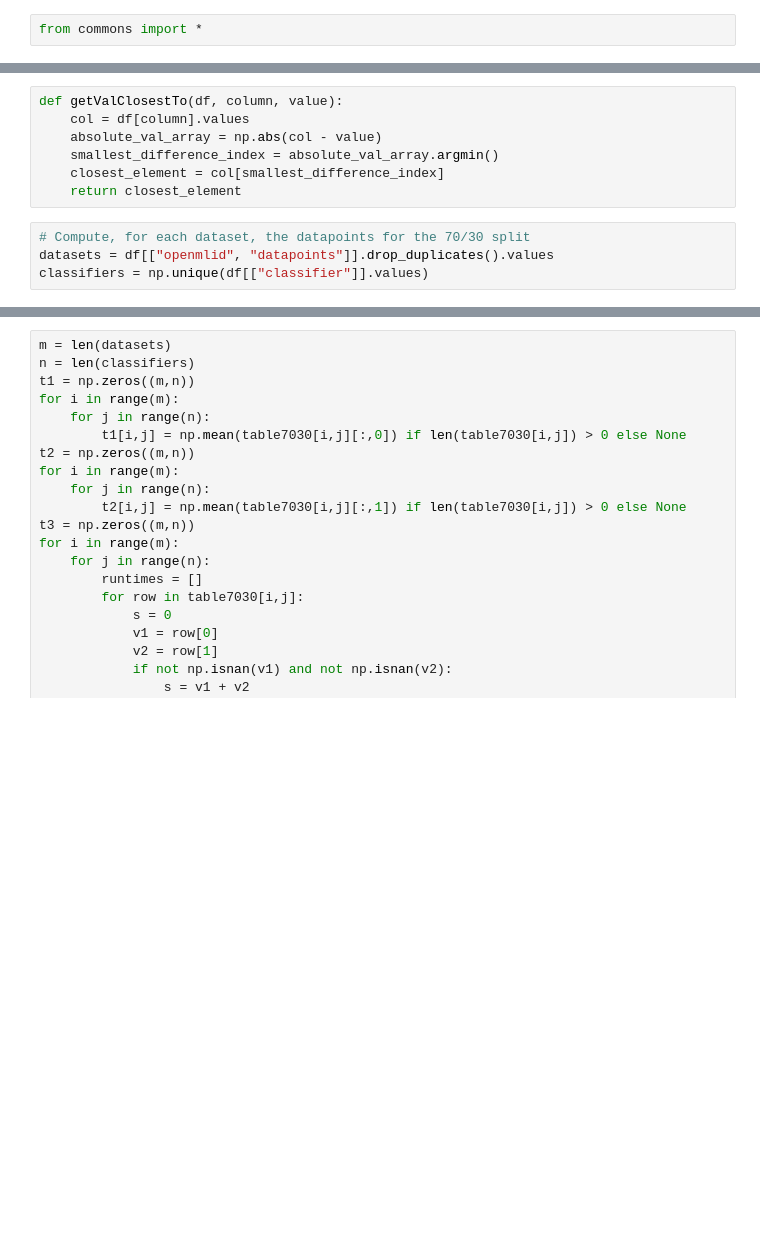
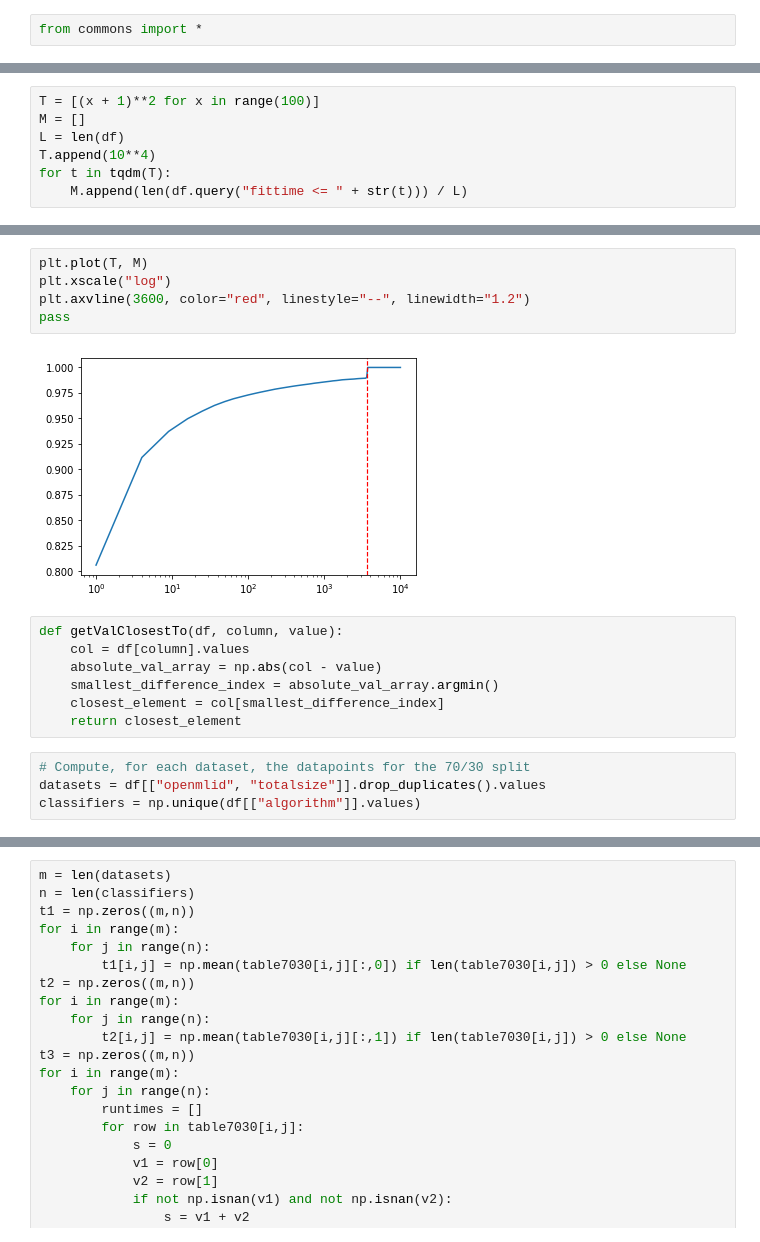
Before and after one commit to fmohr/tpami2021-pipelineruntimeprediction, a Jupyter notebook: python/1 - Classifier Runtimes.ipynb, the cells around one changed output, grey strips where cells are left out. Cells and saved outputs as stored; diff of their text form; blank space fills up the shorter version.

```diff
--- a/python/1 - Classifier Runtimes.ipynb
+++ b/python/1 - Classifier Runtimes.ipynb
@@ -20,0 +23,7 @@ df
+# %%
+T = [(x + 1)**2 for x in range(100)]
+M = []
+L = len(df)
+T.append(10**4)
+for t in tqdm(T):
+    M.append(len(df.query("fittime <= " + str(t))) / L)
@@ -21,3 +32,10 @@ df
+# %%
+plt.plot(T, M)
+plt.xscale("log")
+plt.axvline(3600, color="red", linestyle="--", linewidth="1.2")
+pass
+# %% [output]
+[figure, added]
 # %%
 def getValClosestTo(df, column, value):
     col = df[column].values
@@ -27,8 +45,8 @@ def getValClosestTo(df, column, value):
     return closest_element
 # %%
 # Compute, for each dataset, the datapoints for the 70/30 split
-datasets = df[["openmlid", "datapoints"]].drop_duplicates().values
-classifiers = np.unique(df[["classifier"]].values)
+datasets = df[["openmlid", "totalsize"]].drop_duplicates().values
+classifiers = np.unique(df[["algorithm"]].values)
 # %%
 # Get for each dataset and each classifier the performance on the 70/30 split
 tableTrain = np.empty((len(datasets), len(classifiers)), dtype=object)
```
Also changed, not shown: parts of 10 cells of this notebook, 46 other files.
